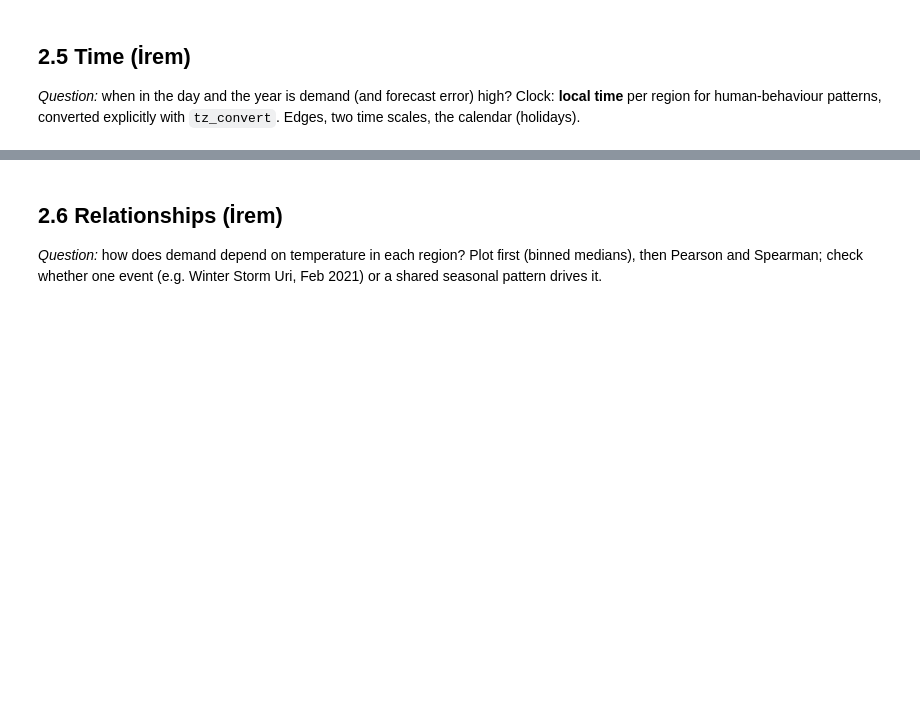
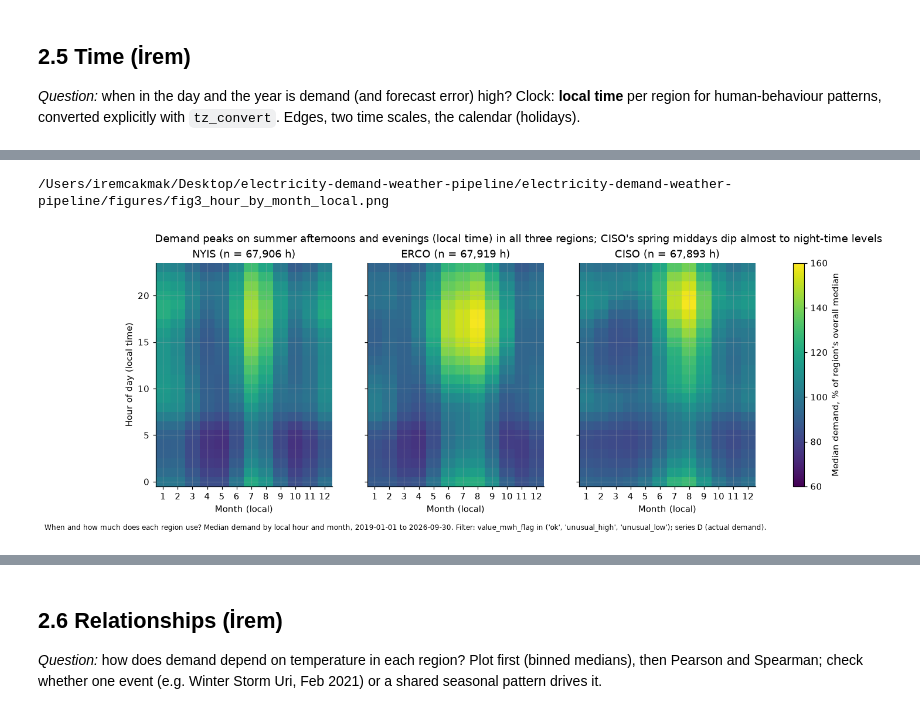
Before and after one commit to se-230717018/electricity-demand-weather-pipeline, a Jupyter notebook: notebooks/m4_eda.ipynb, the cells around one changed output, grey strips where cells are left out. Drawn from its saved outputs; the diff is of its cells as text; code cells hidden in the pictures; blank space fills up the shorter version.

Commit message:
Add time patterns and temperature relationship to m4_eda

```diff
--- a/notebooks/m4_eda.ipynb
+++ b/notebooks/m4_eda.ipynb
@@ -418,0 +477,12 @@ human-behaviour patterns, converted explicitly with `tz_convert`. Edges, two tim
+# %%
+ir_rows = []
+for name, flags in [("ok", TRUSTED_FLAGS), ("ok+unusual", TRUSTED_FLAGS_WIDE)]:
+    sub = ir_dem[ir_dem["flag"].isin(flags)]
+    for region, g in sub.groupby("region"):
+        by_utc = g.groupby(g["utc"].dt.hour)["value_mwh"].median()
+        by_local = g.groupby("local_hour")["value_mwh"].median()
+        ir_rows.append({"filter": name, "region": region, "n": len(g),
+                        "peak_hour_utc": by_utc.idxmax(), "peak_hour_local": by_local.idxmax(),
+                        "low_hour_local": by_local.idxmin(),
+                        "peak_median_mwh": round(by_local.max())})
+pd.DataFrame(ir_rows)
@@ -418,0 +497,24 @@ human-behaviour patterns, converted explicitly with `tz_convert`. Edges, two tim
+# %%
+ir_sub = ir_dem[ir_dem["flag"].isin(TRUSTED_FLAGS_WIDE)]
+ir_fig, ir_axes = plt.subplots(1, 3, figsize=(15, 4.5), sharey=True)
+for ax, region in zip(ir_axes, REGIONS):
+    g = ir_sub[ir_sub["region"] == region]
+    pivot = g.pivot_table(index="local_hour", columns="month", values="value_mwh", aggfunc="median")
+    pct = 100 * pivot / g["value_mwh"].median()
+    im = ax.imshow(pct, aspect="auto", origin="lower", cmap="viridis", vmin=60, vmax=160,
+                   extent=[0.5, 12.5, -0.5, 23.5])
+    ax.set_title(f"{region} (n = {len(g):,} h)")
+    ax.set_xlabel("Month (local)")
+    ax.set_xticks(range(1, 13))
+ir_axes[0].set_ylabel("Hour of day (local time)")
+ir_fig.colorbar(im, ax=ir_axes, label="Median demand, % of region's overall median")
+ir_fig.suptitle("Demand peaks on summer afternoons and evenings (local time) in all three regions; "
+                "CISO's spring middays dip almost to night-time levels", fontsize=12)
+ir_fig.text(0.01, -0.04, "When and how much does each region use? Median demand by local hour and month, "
+            "2019-01-01 to 2026-09-30. Filter: value_mwh_flag in ('ok', 'unusual_high', 'unusual_low'); "
+            "series D (actual demand).", fontsize=8)
+print(save_fig(ir_fig, "fig3_hour_by_month_local"))
+plt.show()
+# %% [output]
+/Users/iremcakmak/Desktop/electricity-demand-weather-pipeline/electricity-demand-weather-pipeline/figures/fig3_hour_by_month_local.png
+[figure, added]
```
Also changed, not shown: parts of 6 cells of this notebook, 2 other files.
